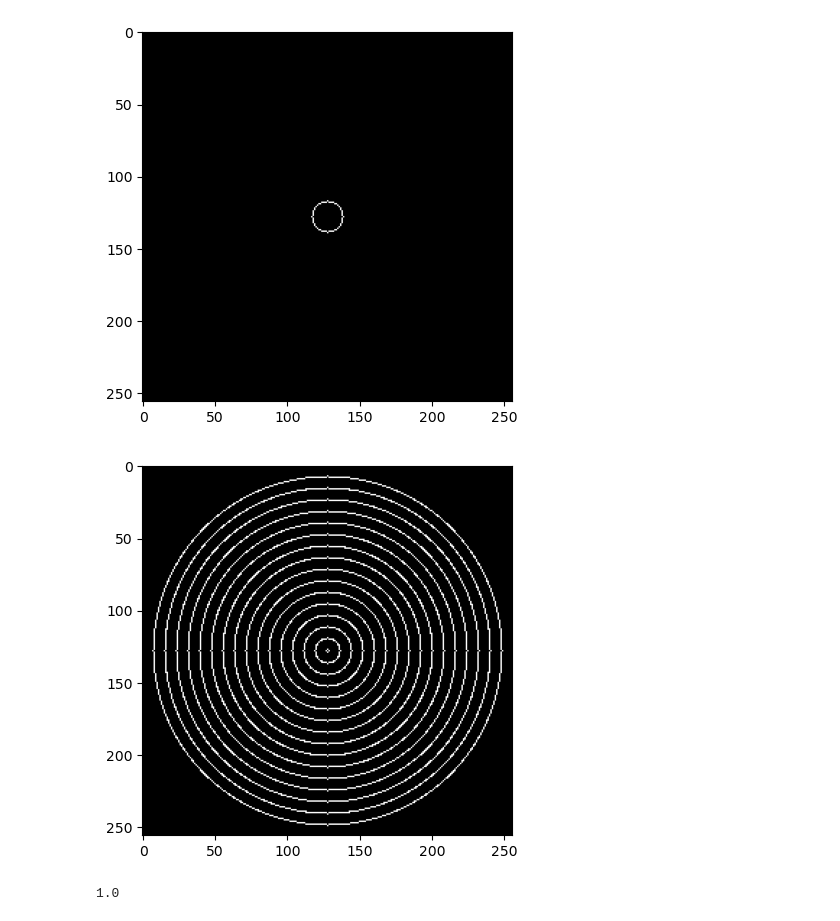
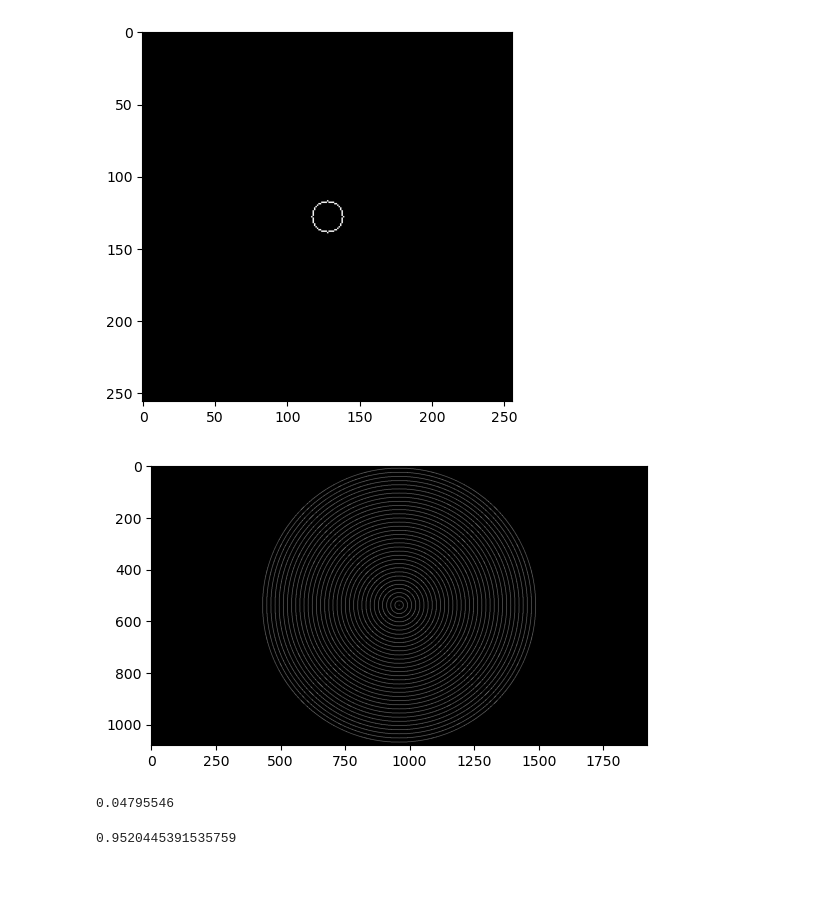
Before and after one commit to bmandracchia/bioMONAI, a Jupyter notebook: nbs/fourier_ring_correlation.ipynb, the cells around one changed output. Cells and saved outputs as stored; diff of their text form; code cells hidden in the pictures; blank space fills up the shorter version.

Commit message:
fourier_ring_correlation cutoff_frequency

```diff
--- a/nbs/fourier_ring_correlation.ipynb
+++ b/nbs/fourier_ring_correlation.ipynb
@@ -22,9 +23,10 @@ plt.show()
 def get_radial_masks(width, height):
     freq_nyq = int(np.floor(int(min(width, height)) / 2.0))
 
-    radii = np.arange(128).reshape(128, 1)  # image size 256
 
-    radial_masks = np.apply_along_axis(radial_mask, 1, radii, 128, 128, np.arange(0, 256), np.arange(0, 256), 1)
+    radii = np.arange(freq_nyq).reshape(freq_nyq, 1)
+
+    radial_masks = np.apply_along_axis(radial_mask, 1, radii, width/2, height/2, np.arange(0, width), np.arange(0, height), 1)
     radial_masks = np.expand_dims(radial_masks, 1)
     radial_masks = np.expand_dims(radial_masks, 1)
 
@@ -33,24 +35,23 @@ def get_radial_masks(width, height):
 
     return radial_masks, spatial_freq
 # %%
-
 #Show radial masks
 
-radial_masks, _ = get_radial_masks(256,256)
+radial_masks, _ = get_radial_masks(1920,1080)
 
 radial_masks = radial_masks.squeeze((1,2))
 
 combined_image = np.zeros(radial_masks.shape[1:])  # Crear una matriz de ceros con las mismas dimensiones que las imágenes
 
-# Iterar sobre las máscaras radiales y superponerlas en la imagen combinada
-for i in range(0, radial_masks.shape[0], 8):
+# Plot not all the radial masks for visual convinience
+for i in range(0, radial_masks.shape[0], 16):
     array_2d = radial_masks[i, :, :]
-    combined_image += array_2d  # Sumar cada máscara al conjunto
+    combined_image += array_2d  # Sum of every ring
 
-# Mostrar la imagen combinada
+# Plot radial masks
 plt.imshow(combined_image, cmap='gray')
 plt.show()
 # %% [output]
-[figure, old version]
+[figure, new version]
 # %%
 
@@ -112,9 +133,13 @@ def fourier_ring_correlation(FRC, spatial_frecuency):
 # %%
 
+image1 = torch.randn(225, 225)
+image2 = torch.randn(225, 225)
 
-FSC, spatial_frecuency = get_set_fourier_ring_correlations(image1, image1)
-fourier_ring_correlation(FSC, spatial_frecuency)
+
+print(FRCM(image1, image2))
+FRCLoss(image1, image2)
 # %% [output]
-1.0
+0.04795546
+0.9520445391535759
 # %%
 
```
Also changed, not shown: parts of 10 cells of this notebook, 2 other files.
